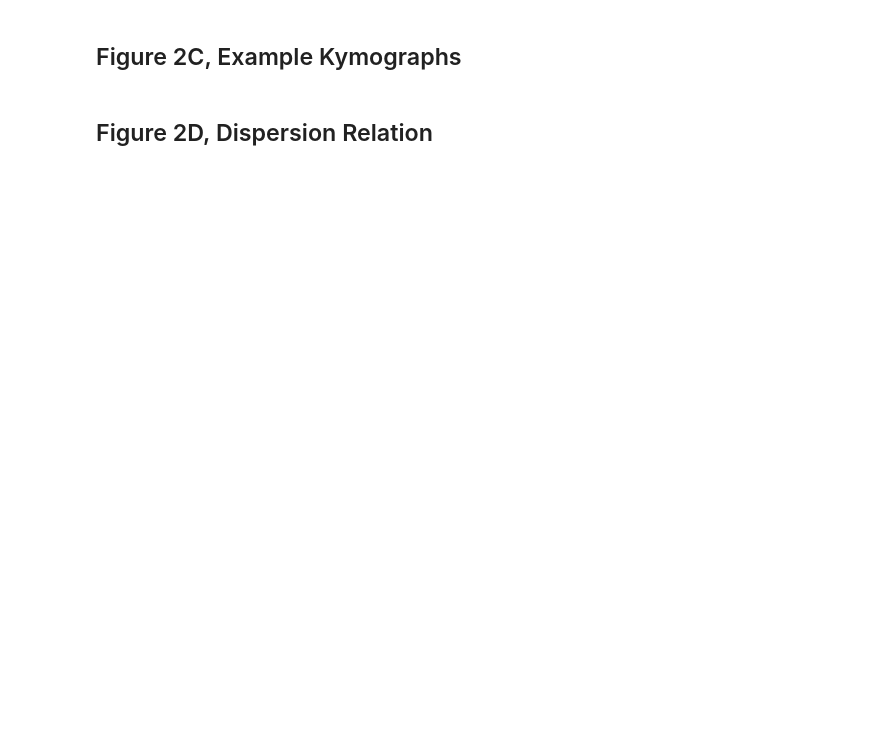
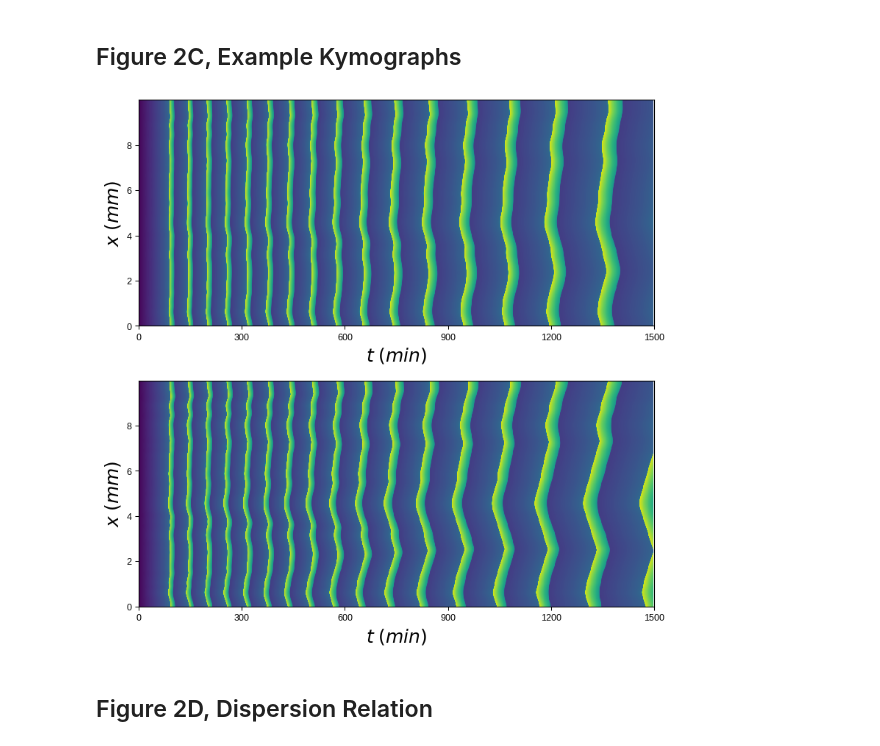
Before and after one commit to DanielRuizReynes/mitotic_waves, a Jupyter notebook: main/figures.ipynb, the cells around one changed output. Saved outputs shown, nothing was run; the diff lists cells and outputs as text; code cells hidden in the pictures; blank space fills up the shorter version.

Commit message:
complete sim folder and change input data paths

```diff
--- a/main/figures.ipynb
+++ b/main/figures.ipynb
@@ -1870,32 +1965,28 @@ plt.savefig("2B.pdf", bbox_inches="tight")
 # %%
 size = 5
 fig = plt.figure(figsize=(2*1.5*size,1.5*size),constrained_layout=True)
-ax = [None,None,None,None]
+ax = [None,None]
 ax[0] = plt.subplot2grid((100, 100), (0, 0), rowspan=49, colspan=49)
-ax[1] = plt.subplot2grid((100, 100), (0, 51), rowspan=49, colspan=49)
-ax[2] = plt.subplot2grid((100, 100), (51, 0), rowspan=49, colspan=49)
-ax[3] = plt.subplot2grid((100, 100), (51, 51), rowspan=49, colspan=49)
-folders = ['sim/mit-waves17/','sim/mit-waves18/', 'sim/disp-rel/beta_scan/sim-85/', 'sim/disp-rel/beta_scan/sim-53/']
-waves_id = ['All','All',-2,-2]
+ax[1] = plt.subplot2grid((100, 100), (51, 0), rowspan=49, colspan=49)
+folders = ['sim/mit-waves17/','sim/mit-waves18/']
+waves_id = ['None','None']
 
 cols =['#629362','#e27e12','#5c87ad','#cf3a82','#99569f']
 
 cmap = cmap_nonlin(mpl.cm.get_cmap('gray_r'), [5/7, 0], [5/7, 1])
 
 for i,el in enumerate(folders):
     plot_simple_kymo(ax[i],el,chi,plot_traj = waves_id[i],color = cols[i],colormap='viridis')
 
 ax[0].set_xlim([0, 1500])
 ax[0].set_xticks([0, 300, 600, 900, 1200, 1500])
 ax[1].set_xlim([0, 1500])
 ax[1].set_xticks([0, 300, 600, 900, 1200, 1500])
 
-ax[2].set_xlim([3300, 3600])
-ax[2].set_xticks([3300, 3400, 3500, 3600])
-ax[3].set_xlim([10900, 11200])
-ax[3].set_xticks([10900, 11100, 11100, 11200])
 
 plt.savefig("2C.pdf", bbox_inches="tight")
+# %% [output]
+[figure, added]
 # %% [markdown]
 ## Figure 2D, Dispersion Relation
 # %%
```
Also changed, not shown: parts of 33 cells of this notebook.
